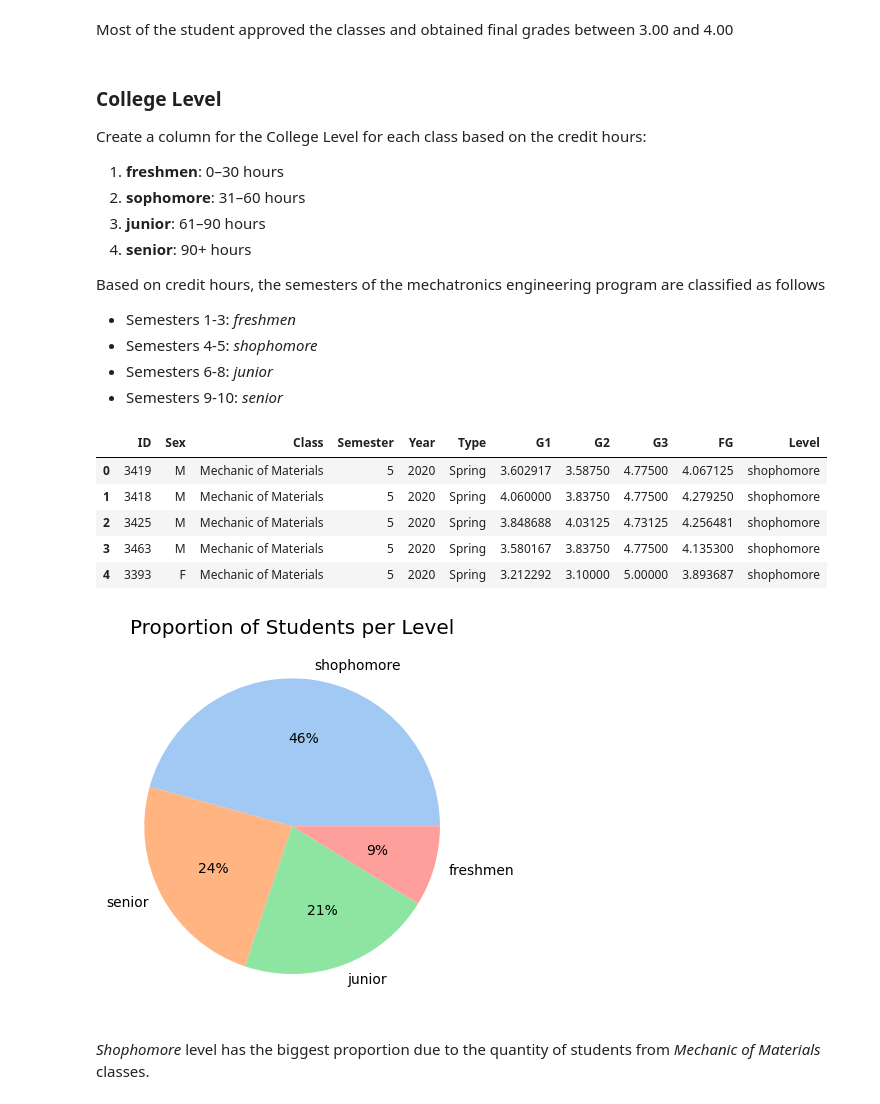
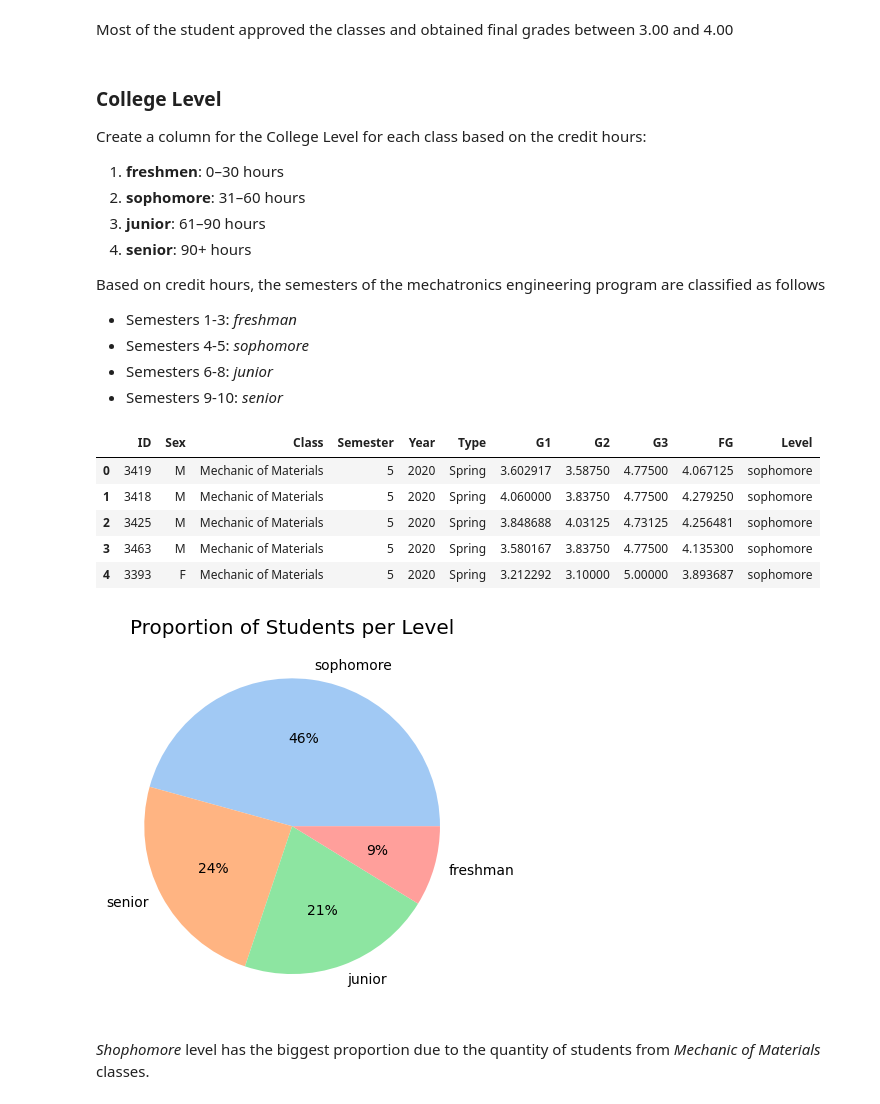
Before and after one commit to alejo1630/grades_college_analysis, a Jupyter notebook: grades.ipynb, the cells around one changed output. Saved outputs shown, nothing was run; the diff lists cells and outputs as text; code cells hidden in the pictures.

```diff
--- a/grades.ipynb
+++ b/grades.ipynb
@@ -239,26 +239,26 @@ Create a column for the College Level for each class based on the credit hours:
 
 Based on credit hours, the semesters of the mechatronics engineering program are classified as follows
 
-- Semesters 1-3: *freshmen*
-- Semesters 4-5: *shophomore*
+- Semesters 1-3: *freshman*
+- Semesters 4-5: *sophomore*
 - Semesters 6-8: *junior*
 - Semesters 9-10: *senior*
 # %%
-df["Level"] = df["Semester"].apply(lambda x: "freshmen" if x in [1, 2, 3] else ("shophomore" if x in [4, 5] else ("junior" if x in [6, 7, 8] else "senior")))
+df["Level"] = df["Semester"].apply(lambda x: "freshman" if x in [1, 2, 3] else ("sophomore" if x in [4, 5] else ("junior" if x in [6, 7, 8] else "senior")))
 df.head()
 # %% [output]
 |  | ID | Sex | Class | Semester | Year | Type | G1 | G2 | G3 | FG | Level |
-| 0 | 3419 | M | Mechanic of Materials | 5 | 2020 | Spring | 3.602917 | 3.58750 | 4.77500 | 4.067125 | shophomore |
-| 1 | 3418 | M | Mechanic of Materials | 5 | 2020 | Spring | 4.060000 | 3.83750 | 4.77500 | 4.279250 | shophomore |
-| 2 | 3425 | M | Mechanic of Materials | 5 | 2020 | Spring | 3.848688 | 4.03125 | 4.73125 | 4.256481 | shophomore |
-| 3 | 3463 | M | Mechanic of Materials | 5 | 2020 | Spring | 3.580167 | 3.83750 | 4.77500 | 4.135300 | shophomore |
-| 4 | 3393 | F | Mechanic of Materials | 5 | 2020 | Spring | 3.212292 | 3.10000 | 5.00000 | 3.893687 | shophomore |
+| 0 | 3419 | M | Mechanic of Materials | 5 | 2020 | Spring | 3.602917 | 3.58750 | 4.77500 | 4.067125 | sophomore |
+| 1 | 3418 | M | Mechanic of Materials | 5 | 2020 | Spring | 4.060000 | 3.83750 | 4.77500 | 4.279250 | sophomore |
+| 2 | 3425 | M | Mechanic of Materials | 5 | 2020 | Spring | 3.848688 | 4.03125 | 4.73125 | 4.256481 | sophomore |
+| 3 | 3463 | M | Mechanic of Materials | 5 | 2020 | Spring | 3.580167 | 3.83750 | 4.77500 | 4.135300 | sophomore |
+| 4 | 3393 | F | Mechanic of Materials | 5 | 2020 | Spring | 3.212292 | 3.10000 | 5.00000 | 3.893687 | sophomore |
 # %%
 plt.pie(data = pd.DataFrame(df["Level"].value_counts().reset_index()), x = "count", labels = "Level", colors = sns.color_palette("pastel"), autopct = "%.0f%%")
 plt.title("Proportion of Students per Level")
 plt.show()
 # %% [output]
-[figure, old version]
+[figure, new version]
 # %% [markdown]
 *Shophomore* level has the biggest proportion due to the quantity of students from *Mechanic of Materials* classes.
 # %% [markdown]
```
Also changed, not shown: parts of 18 cells of this notebook.
